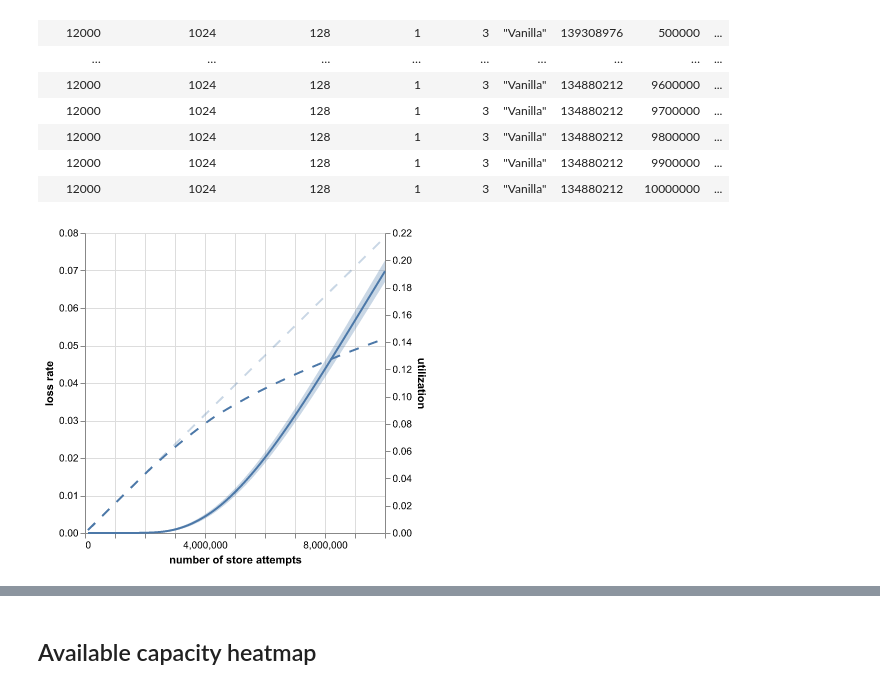
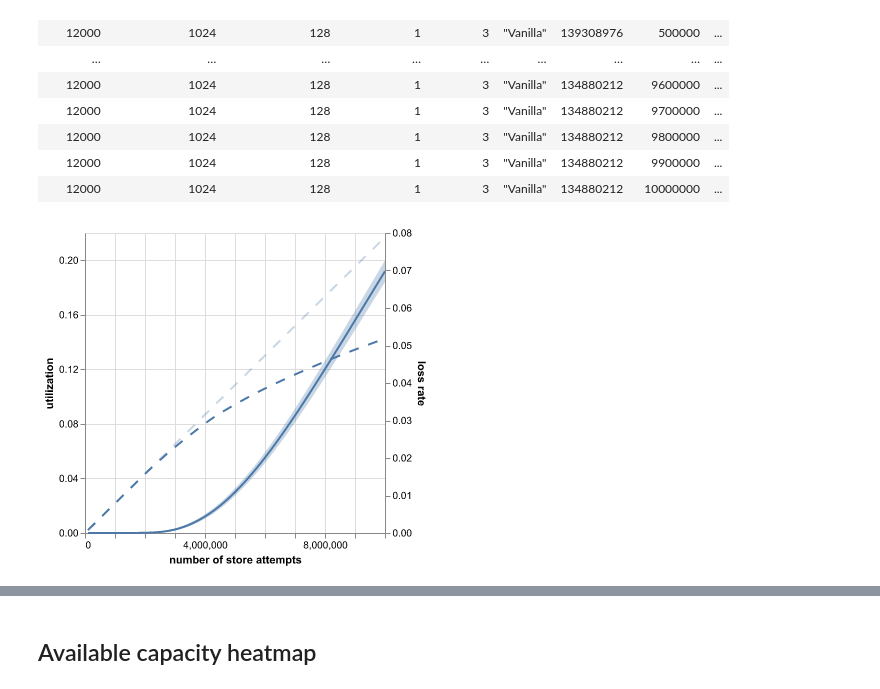
Before and after one commit to sgdxbc/storage-simulation-data, a Jupyter notebook: graphs.ipynb, the cells around one changed output, grey strips where cells are left out. Cells and saved outputs as stored; diff of their text form; code cells hidden in the pictures.

Commit message:
Update plot

```diff
--- a/graphs.ipynb
+++ b/graphs.ipynb
@@ -265,24 +265,24 @@ shape: (10_000, 15)
 # %%
 base = alt.Chart(df).encode(alt.X("num_stored"))
 loss = (
     base.encode(alt.Y("loss rate").scale(domainMin=0.0)).mark_errorband(extent="stdev")
     + base.encode(alt.Y("loss rate", aggregate="mean")).mark_line()
 )
 base = alt.Chart(df).encode(alt.X("num_stored").axis(title="number of store attempts"))
-util = base.encode(alt.Y("utilization", aggregate="mean").axis(title="utilization")).mark_line(
+util = base.encode(alt.Y("utilization", aggregate="mean").axis(values=[k*0.04 for k in range(7)], title="utilization")).mark_line(
     strokeDash=[10, 10], opacity=0.3
 )
 actual_util = base.encode(alt.Y("actual utilization", aggregate="mean")).mark_line(
     strokeDash=[10, 10],
 )
 evict = (
-    alt.layer(loss, (util + actual_util))
+    alt.layer((util + actual_util), loss)
     .resolve_axis(y="independent")
     .resolve_scale(y="independent")
 )
 evict
 # %% [output]
-[figure, old version]
+[figure, new version]
 # %%
 (reject | evict).configure_axis(labelFontSize=20, titleFontSize=20)
 # %% [output]
```
Also changed, not shown: parts of 2 cells of this notebook, 1 other file.
